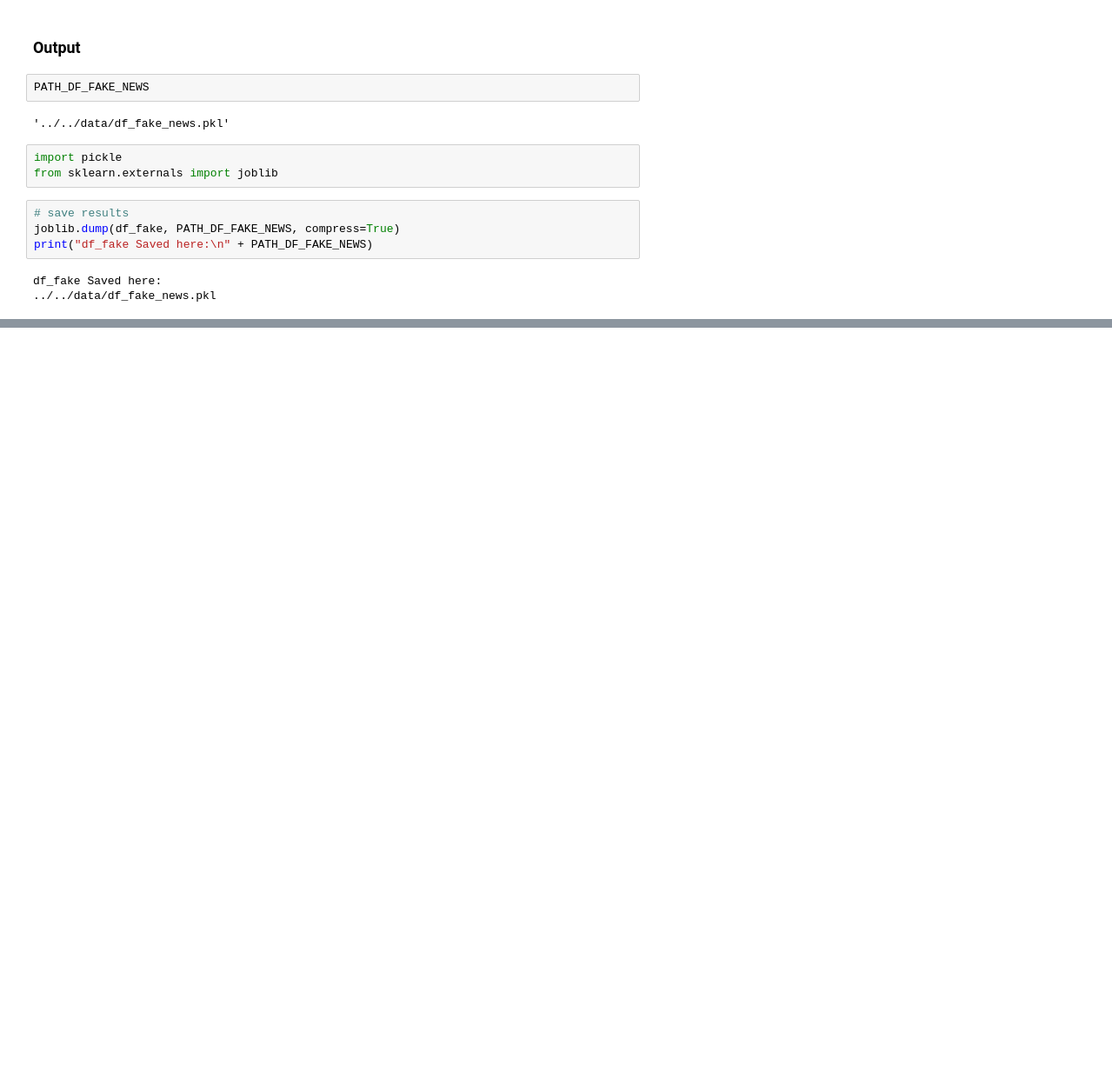
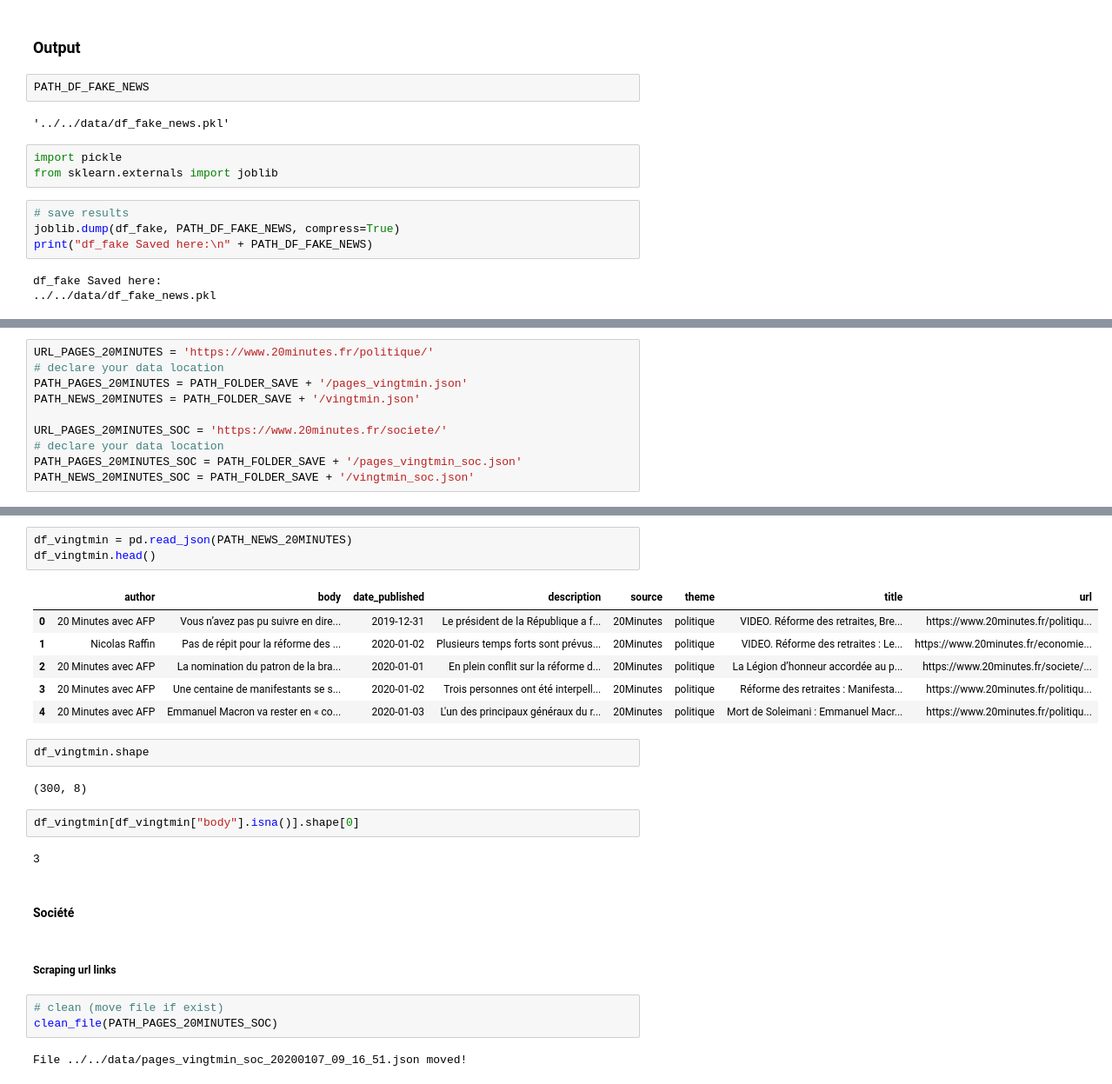
Before and after one commit to jeugregg/FakeNewsDetectionFr, a Jupyter notebook: 02_Scraping_French_News.ipynb, the cells around one changed output, grey strips where cells are left out. Shown at 87% size. Cells and saved outputs as stored; diff of their text form; blank space fills up the shorter version.

```diff
--- a/02_Scraping_French_News.ipynb
+++ b/02_Scraping_French_News.ipynb
@@ -1342,0 +1700,10 @@ df_fake Saved here:
+# %%
+URL_PAGES_20MINUTES = 'https://www.20minutes.fr/politique/'
+# declare your data location
+PATH_PAGES_20MINUTES = PATH_FOLDER_SAVE + '/pages_vingtmin.json'
+PATH_NEWS_20MINUTES = PATH_FOLDER_SAVE + '/vingtmin.json'
+
+URL_PAGES_20MINUTES_SOC = 'https://www.20minutes.fr/societe/'
+# declare your data location
+PATH_PAGES_20MINUTES_SOC = PATH_FOLDER_SAVE + '/pages_vingtmin_soc.json'
+PATH_NEWS_20MINUTES_SOC = PATH_FOLDER_SAVE + '/vingtmin_soc.json'
@@ -1342,0 +1794,27 @@ df_fake Saved here:
+# %%
+df_vingtmin = pd.read_json(PATH_NEWS_20MINUTES)
+df_vingtmin.head()
+# %% [output]
+|  | author | body | date_published | description | source | theme | title | url |
+| 0 | 20 Minutes avec AFP | Vous n’avez pas pu suivre en dire... | 2019-12-31 | Le président de la République a f... | 20Minutes | politique | VIDEO. Réforme des retraites, Bre... | https://www.20minutes.fr/politiqu... |
+| 1 | Nicolas Raffin | Pas de répit pour la réforme des ... | 2020-01-02 | Plusieurs temps forts sont prévus... | 20Minutes | politique | VIDEO. Réforme des retraites : Le... | https://www.20minutes.fr/economie... |
+| 2 | 20 Minutes avec AFP | La nomination du patron de la bra... | 2020-01-01 | En plein conflit sur la réforme d... | 20Minutes | politique | La Légion d’honneur accordée au p... | https://www.20minutes.fr/societe/... |
+| 3 | 20 Minutes avec AFP | Une centaine de manifestants se s... | 2020-01-02 | Trois personnes ont été interpell... | 20Minutes | politique | Réforme des retraites : Manifesta... | https://www.20minutes.fr/politiqu... |
+| 4 | 20 Minutes avec AFP | Emmanuel Macron va rester en « co... | 2020-01-03 | L'un des principaux généraux du r... | 20Minutes | politique | Mort de Soleimani : Emmanuel Macr... | https://www.20minutes.fr/politiqu... |
+# %%
+df_vingtmin.shape
+# %% [output]
+(300, 8)
+# %%
+df_vingtmin[df_vingtmin["body"].isna()].shape[0]
+# %% [output]
+3
+# %% [markdown]
+#### Société
+# %% [markdown]
+##### Scraping url links
+# %%
+# clean (move file if exist)
+clean_file(PATH_PAGES_20MINUTES_SOC)
+# %% [output]
+File ../../data/pages_vingtmin_soc_20200107_09_16_51.json moved!
```
Also changed, not shown: parts of 115 cells of this notebook, 3 other files.
